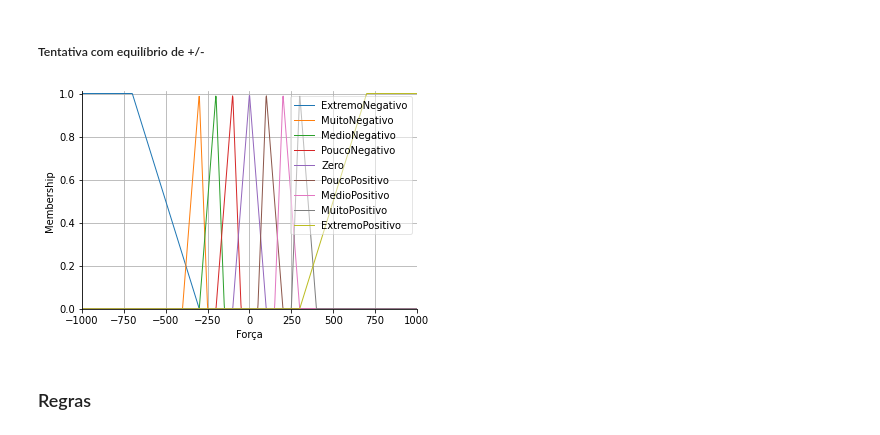
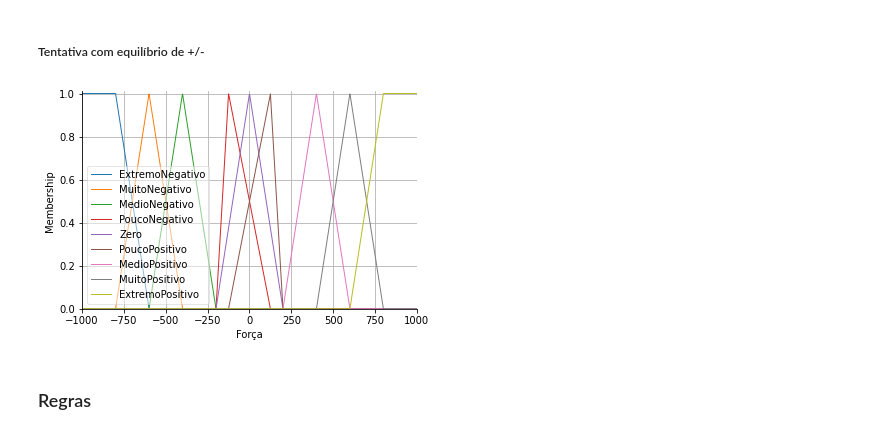
Before and after one commit to VinicMS/controle-inteligente, a Jupyter notebook: PENDULO INVERTIDO (FUZZY)/regritas.ipynb, the cells around one changed output. Cells and saved outputs as stored; diff of their text form; code cells hidden in the pictures.

```diff
--- a/PENDULO INVERTIDO (FUZZY)/regritas.ipynb
+++ b/PENDULO INVERTIDO (FUZZY)/regritas.ipynb
@@ -106,20 +106,20 @@ plt.grid()
 # %% [markdown]
 ##### Tentativa com equilíbrio de +/-
 # %%
-FORCA['ExtremoNegativo'] = fuzz.trapmf(forca, [-1000, -1000, -700, -300])
-FORCA['MuitoNegativo']   = fuzz.trimf( forca, [-400, -300, -250])
-FORCA['MedioNegativo']   = fuzz.trimf( forca, [-300, -200, -150])
-FORCA['PoucoNegativo']   = fuzz.trimf( forca, [-200, -100, -50])
-FORCA['Zero']            = fuzz.trimf( forca, [-100, 0, 100])
-FORCA['PoucoPositivo']   = fuzz.trimf( forca, [50, 100, 200])
-FORCA['MedioPositivo']   = fuzz.trimf( forca, [150, 200, 300])
-FORCA['MuitoPositivo']   = fuzz.trimf( forca, [250, 300, 400])
-FORCA['ExtremoPositivo'] = fuzz.trapmf(forca, [300, 700, 1000, 1000])
+FORCA['ExtremoNegativo'] = fuzz.trapmf(forca, [-1000, -1000, -800, -600])
+FORCA['MuitoNegativo']   = fuzz.trimf( forca, [-800, -600, -400])
+FORCA['MedioNegativo']   = fuzz.trimf( forca, [-600, -400, -200])
+FORCA['PoucoNegativo']   = fuzz.trimf( forca, [-200, -125, 125])
+FORCA['Zero']            = fuzz.trimf( forca, [-200, 0, 200])
+FORCA['PoucoPositivo']   = fuzz.trimf( forca, [-125, 125, 200])
+FORCA['MedioPositivo']   = fuzz.trimf( forca, [200, 400, 600])
+FORCA['MuitoPositivo']   = fuzz.trimf( forca, [400, 600, 800])
+FORCA['ExtremoPositivo'] = fuzz.trapmf(forca, [600, 800, 1000, 1000])
 
 FORCA.view()
 plt.grid()
 # %% [output]
-[figure, old version]
+[figure, new version]
 # %% [markdown]
 ### Regras
 # %%
```
Also changed, not shown: parts of 2 cells of this notebook, 1 other file.
